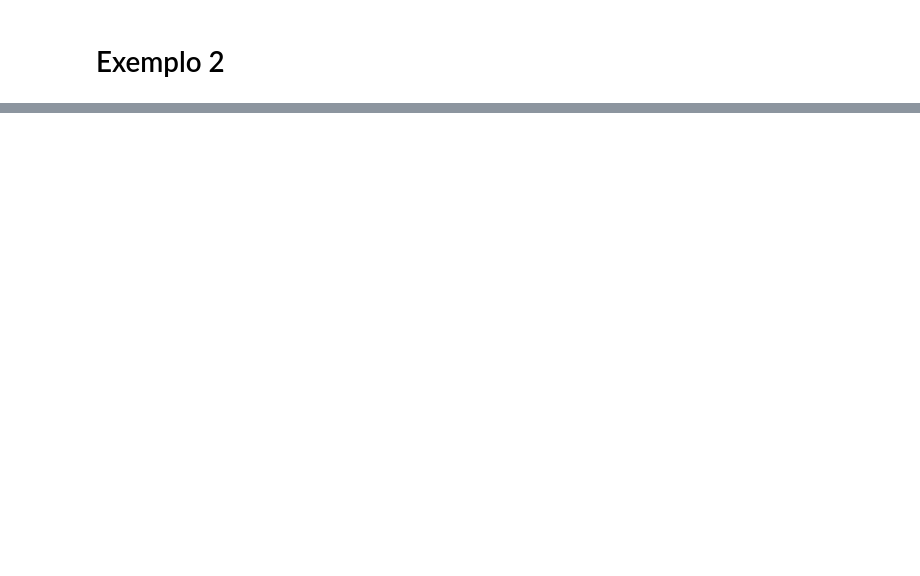
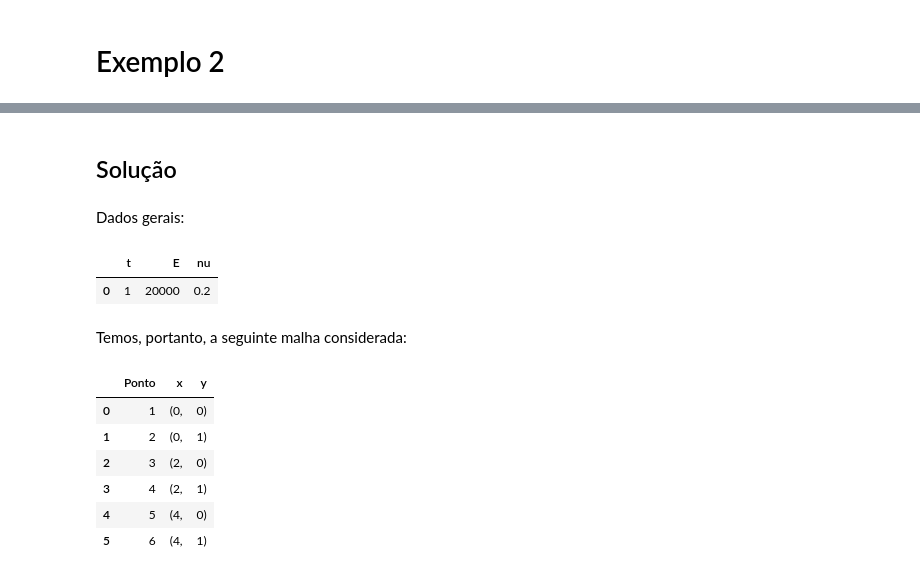
Before and after one commit to noedelima/Uff_MEFpy, a Jupyter notebook: Trabalho4/Trabalho4.ipynb, the cells around one changed output, grey strips where cells are left out. Drawn from its saved outputs; the diff is of its cells as text; code cells hidden in the pictures; blank space fills up the shorter version.

```diff
--- a/Trabalho4/Trabalho4.ipynb
+++ b/Trabalho4/Trabalho4.ipynb
@@ -688,0 +695,30 @@ nelem = 4 (número de elementos)
+# %% [markdown]
+## Solução
+# %% [markdown]
+Dados gerais:
+# %%
+dados = pd.DataFrame({
+    "t": [1],
+    "E": [20000],
+    "nu": [0.2]
+})
+dados
+# %% [output]
+|  | t | E | nu |
+| 0 | 1 | 20000 | 0.2 |
+# %% [markdown]
+Temos, portanto, a seguinte malha considerada:
+# %%
+pd.DataFrame({
+    "Ponto": [1,2,3,4,5,6],
+    "x": ["(0,","(0,","(2,","(2,","(4,","(4,"],
+    "y": ["0)","1)","0)","1)","0)","1)"],
+})
+# %% [output]
+|  | Ponto | x | y |
+| 0 | 1 | (0, | 0) |
+| 1 | 2 | (0, | 1) |
+| 2 | 3 | (2, | 0) |
+| 3 | 4 | (2, | 1) |
+| 4 | 5 | (4, | 0) |
+| 5 | 6 | (4, | 1) |
```
Also changed, not shown: parts of 47 cells of this notebook.
